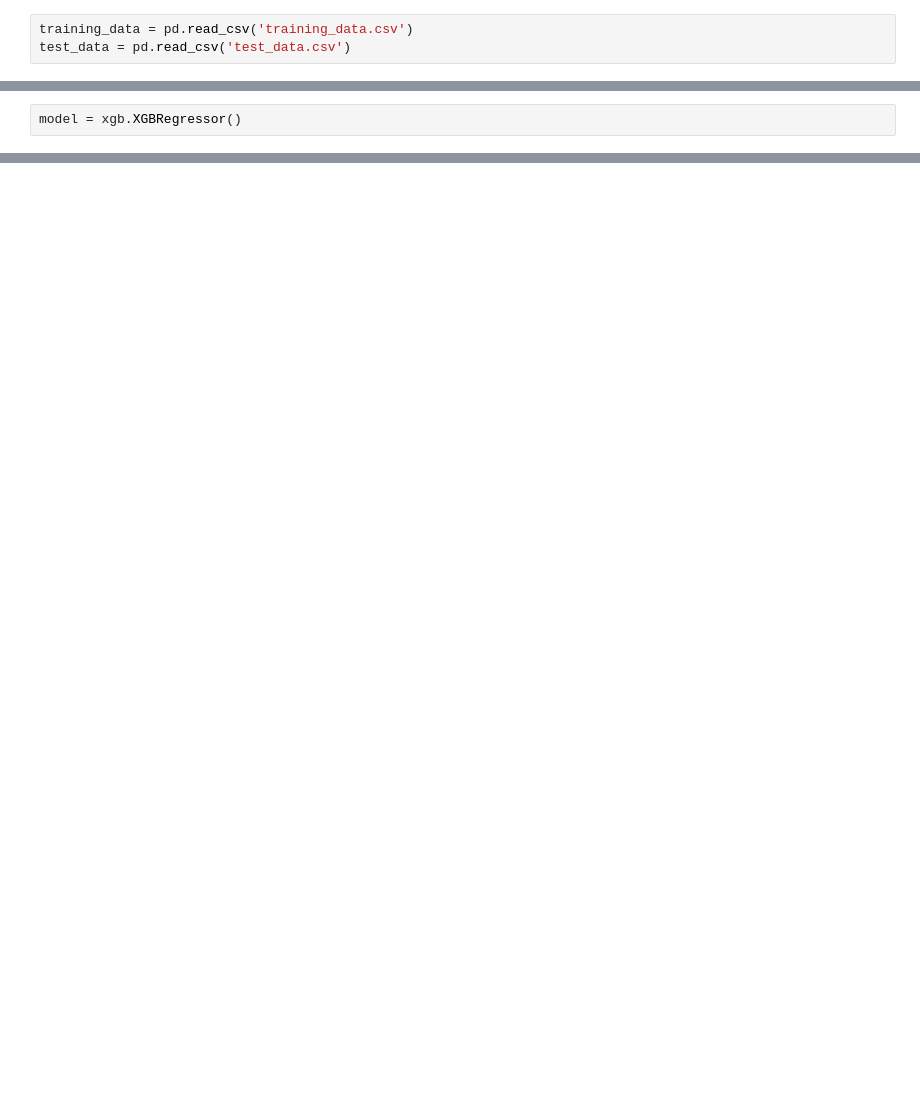
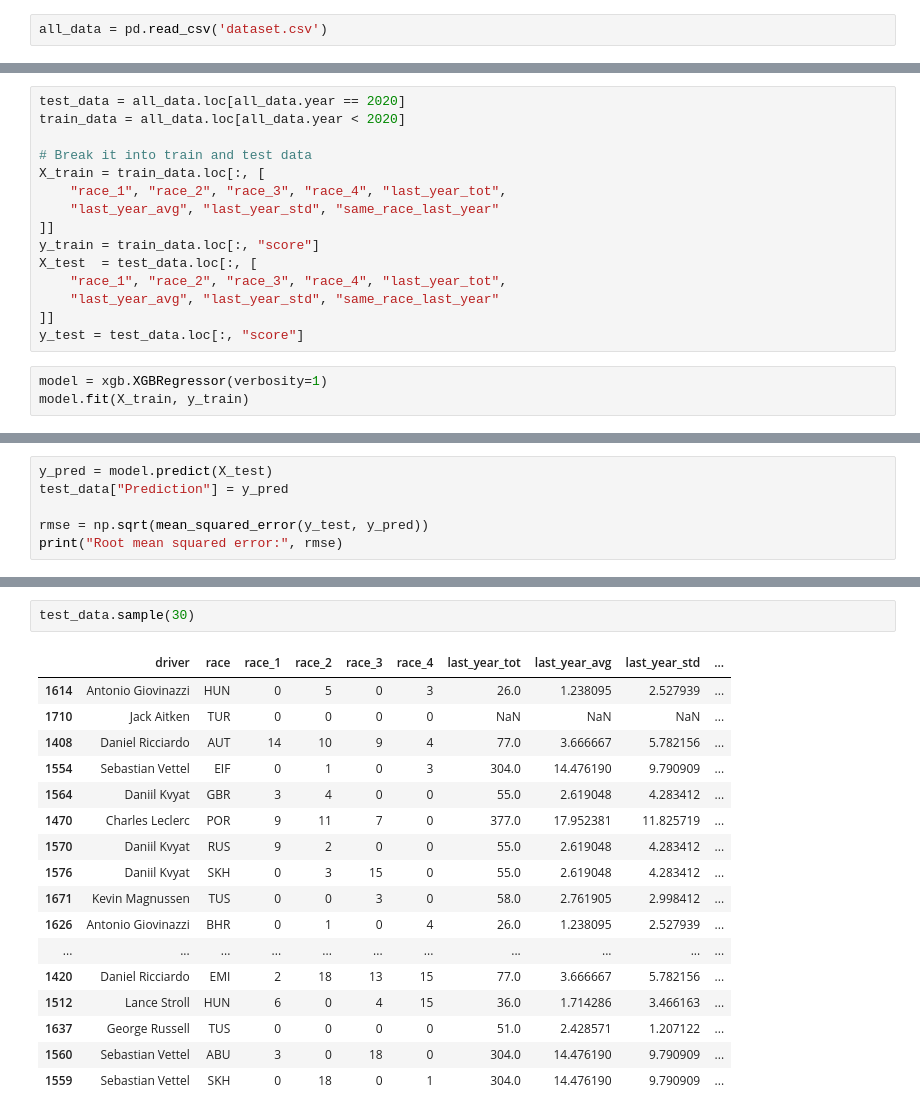
Before and after one commit to trentwoodbury/f1-simulator, a Jupyter notebook: modeling.ipynb, the cells around one changed output, grey strips where cells are left out. Cells and saved outputs as stored; diff of their text form; blank space fills up the shorter version.

Commit message:
Add code to train score prediction model

```diff
--- a/modeling.ipynb
+++ b/modeling.ipynb
@@ -5,4 +6,3 @@ import numpy as np
 import xgboost as xgb
 # %%
-training_data = pd.read_csv('training_data.csv')
-test_data = pd.read_csv('test_data.csv')
+all_data = pd.read_csv('dataset.csv')
@@ -31,2 +9,18 @@ test_data =
+# %%
+test_data = all_data.loc[all_data.year == 2020]
+train_data = all_data.loc[all_data.year < 2020]
+
+# Break it into train and test data
+X_train = train_data.loc[:, [
+    "race_1", "race_2", "race_3", "race_4", "last_year_tot",
+    "last_year_avg", "last_year_std", "same_race_last_year"
+]]
+y_train = train_data.loc[:, "score"]
+X_test  = test_data.loc[:, [
+    "race_1", "race_2", "race_3", "race_4", "last_year_tot",
+    "last_year_avg", "last_year_std", "same_race_last_year"
+]]
+y_test = test_data.loc[:, "score"]
 # %%
-model = xgb.XGBRegressor()
+model = xgb.XGBRegressor(verbosity=1)
+model.fit(X_train, y_train)
@@ -32,0 +36,6 @@ model = xgb.XGBRegressor()
+# %%
+y_pred = model.predict(X_test)
+test_data["Prediction"] = y_pred
+
+rmse = np.sqrt(mean_squared_error(y_test, y_pred))
+print("Root mean squared error:", rmse)
@@ -32,0 +63,20 @@ model = xgb.XGBRegressor()
+# %%
+test_data.sample(30)
+# %% [output]
+|  | driver | race | race_1 | race_2 | race_3 | race_4 | last_year_tot | last_year_avg | last_year_std | ... |
+| 1614 | Antonio Giovinazzi | HUN | 0 | 5 | 0 | 3 | 26.0 | 1.238095 | 2.527939 | ... |
+| 1710 | Jack Aitken | TUR | 0 | 0 | 0 | 0 | NaN | NaN | NaN | ... |
+| 1408 | Daniel Ricciardo | AUT | 14 | 10 | 9 | 4 | 77.0 | 3.666667 | 5.782156 | ... |
+| 1554 | Sebastian Vettel | EIF | 0 | 1 | 0 | 3 | 304.0 | 14.476190 | 9.790909 | ... |
+| 1564 | Daniil Kvyat | GBR | 3 | 4 | 0 | 0 | 55.0 | 2.619048 | 4.283412 | ... |
+| 1470 | Charles Leclerc | POR | 9 | 11 | 7 | 0 | 377.0 | 17.952381 | 11.825719 | ... |
+| 1570 | Daniil Kvyat | RUS | 9 | 2 | 0 | 0 | 55.0 | 2.619048 | 4.283412 | ... |
+| 1576 | Daniil Kvyat | SKH | 0 | 3 | 15 | 0 | 55.0 | 2.619048 | 4.283412 | ... |
+| 1671 | Kevin Magnussen | TUS | 0 | 0 | 3 | 0 | 58.0 | 2.761905 | 2.998412 | ... |
+| 1626 | Antonio Giovinazzi | BHR | 0 | 1 | 0 | 4 | 26.0 | 1.238095 | 2.527939 | ... |
+| ... | ... | ... | ... | ... | ... | ... | ... | ... | ... | ... |
+| 1420 | Daniel Ricciardo | EMI | 2 | 18 | 13 | 15 | 77.0 | 3.666667 | 5.782156 | ... |
+| 1512 | Lance Stroll | HUN | 6 | 0 | 4 | 15 | 36.0 | 1.714286 | 3.466163 | ... |
+| 1637 | George Russell | TUS | 0 | 0 | 0 | 0 | 51.0 | 2.428571 | 1.207122 | ... |
+| 1560 | Sebastian Vettel | ABU | 3 | 0 | 18 | 0 | 304.0 | 14.476190 | 9.790909 | ... |
+| 1559 | Sebastian Vettel | SKH | 0 | 18 | 0 | 1 | 304.0 | 14.476190 | 9.790909 | ... |
```
Also changed, not shown: parts of 7 cells of this notebook, 2 other files.
